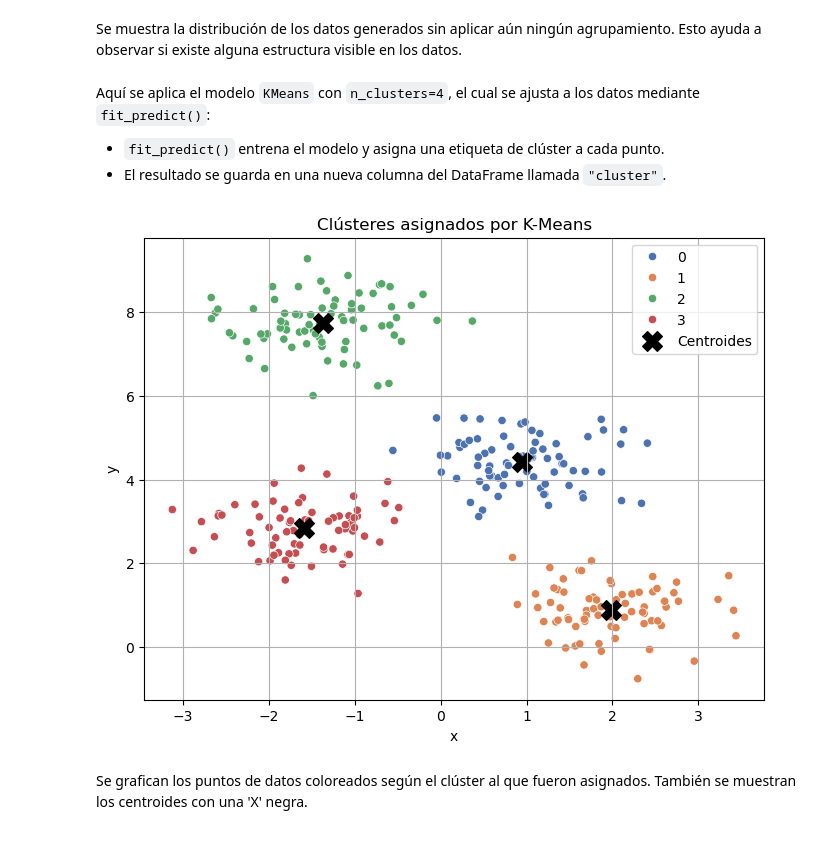
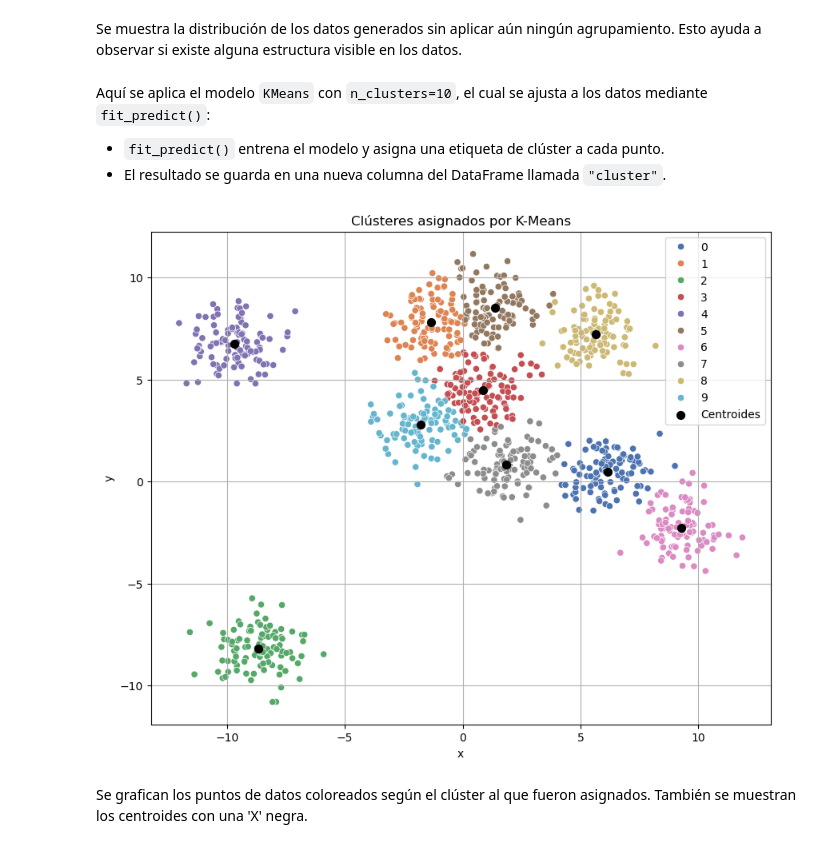
Before and after one commit to AlejandroVMonreal/Machine-Learning, a Jupyter notebook: k-means/k-means.ipynb, the cells around one changed output. Drawn from its saved outputs; the diff is of its cells as text; code cells hidden in the pictures.

```diff
--- a/k-means/k-means.ipynb
+++ b/k-means/k-means.ipynb
@@ -46,7 +46,7 @@ from sklearn.cluster import KMeans
 Se importan las bibliotecas necesarias para trabajar con datos (`pandas`), graficar (`matplotlib` y `seaborn`) y aplicar agrupamiento (`KMeans`) y generación de datos artificiales (`make_blobs`).
 # %%
 
-X, y_real = make_blobs(n_samples=300, centers=4, cluster_std=0.60, random_state=0)
+X, y_real = make_blobs(n_samples=1000, centers=10, cluster_std=1, random_state=0)
 df = pd.DataFrame(X, columns=["x", "y"])
 # %% [markdown]
 
@@ -74,28 +74,28 @@ plt.show()
 Se muestra la distribución de los datos generados sin aplicar aún ningún agrupamiento. Esto ayuda a observar si existe alguna estructura visible en los datos.
 # %%
 
-modelo_kmeans = KMeans(n_clusters=4, random_state=0)
+modelo_kmeans = KMeans(n_clusters=10, random_state=0)
 df["cluster"] = modelo_kmeans.fit_predict(df)
 # %% [markdown]
 
-Aquí se aplica el modelo `KMeans` con `n_clusters=4`, el cual se ajusta a los datos mediante `fit_predict()`:
+Aquí se aplica el modelo `KMeans` con `n_clusters=10`, el cual se ajusta a los datos mediante `fit_predict()`:
 
 - `fit_predict()` entrena el modelo y asigna una etiqueta de clúster a cada punto.
 - El resultado se guarda en una nueva columna del DataFrame llamada `"cluster"`.
 # %%
 
-plt.figure(figsize=(8, 6))
+plt.figure(figsize=(10, 8))
 sns.scatterplot(data=df, x="x", y="y", hue="cluster", palette="deep")
 plt.scatter(modelo_kmeans.cluster_centers_[:, 0], modelo_kmeans.cluster_centers_[:, 1],
-            color='black', marker='X', s=200, label='Centroides')
+            color='black', marker='.', s=200, label='Centroides')
 plt.title("Clústeres asignados por K-Means")
 plt.xlabel("x")
 plt.ylabel("y")
 plt.legend()
 plt.grid(True)
 plt.show()
 # %% [output]
-[figure, old version]
+[figure, new version]
 # %% [markdown]
 
 Se grafican los puntos de datos coloreados según el clúster al que fueron asignados. También se muestran los centroides con una 'X' negra.
```
Also changed, not shown: parts of 3 cells of this notebook, 2 other files.
